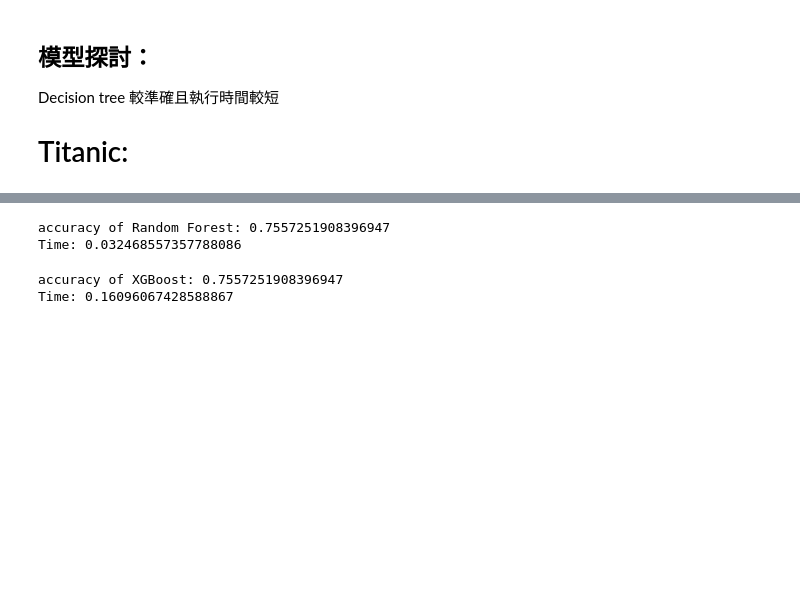
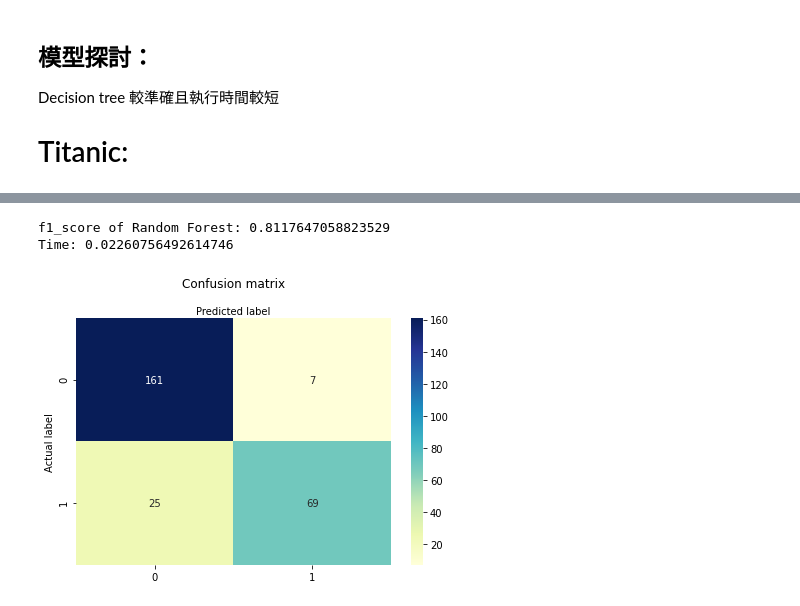
Before and after one commit to heisenberg0424/NSYSU_CSE_2020, a Jupyter notebook: ML/HW6/B075040041_第十一組_HW6.ipynb, the cells around one changed output, grey strips where cells are left out. Drawn from its saved outputs; the diff is of its cells as text; code cells hidden in the pictures; blank space fills up the shorter version.

```diff
--- a/ML/HW6/B075040041_第十一組_HW6.ipynb
+++ b/ML/HW6/B075040041_第十一組_HW6.ipynb
@@ -103,22 +122,25 @@ Time: 0.017607450485229492
 # %%
 start_time=time.time()
 forest=RandomForestClassifier(criterion='entropy',n_estimators=10,random_state=3,n_jobs=6)
 forest.fit(X_train,y_train)
 pred=forest.predict(X_test)
 elapsed_time=time.time()-start_time
-print('accuracy of Random Forest:',accuracy_score(y_test,pred))
+matrix=confusion_matrix(y_test,pred)
+class_names=[0,1]
+fig, ax = plt.subplots()
+tick_marks = np.arange(len(class_names))
+plt.xticks(tick_marks, class_names)
+plt.yticks(tick_marks, class_names)
+# create heatmap
+sns.heatmap(pd.DataFrame(matrix), annot=True, cmap="YlGnBu" ,fmt='g')
+ax.xaxis.set_label_position("top")
+plt.tight_layout()
+plt.title('Confusion matrix', y=1.1)
+plt.ylabel('Actual label')
+plt.xlabel('Predicted label')
+print('f1_score of Random Forest:',f1_score(y_test, pred))
 print('Time:',elapsed_time)
 # %% [output]
-accuracy of Random Forest: 0.7557251908396947
-Time: 0.032468557357788086
+f1_score of Random Forest: 0.8117647058823529
+Time: 0.02260756492614746
+[figure, added]
-# %%
-start_time=time.time()
-xgb=XGBClassifier()
-xgb.fit(X_train,y_train)
-xgb.score(X_test,y_test)
-elapsed_time=time.time()-start_time
-print('accuracy of XGBoost:',accuracy_score(y_test,pred))
-print('Time:',elapsed_time)
-# %% [output]
-accuracy of XGBoost: 0.7557251908396947
-Time: 0.16096067428588867
```
Also changed, not shown: parts of 8 cells of this notebook, 2 other files.
